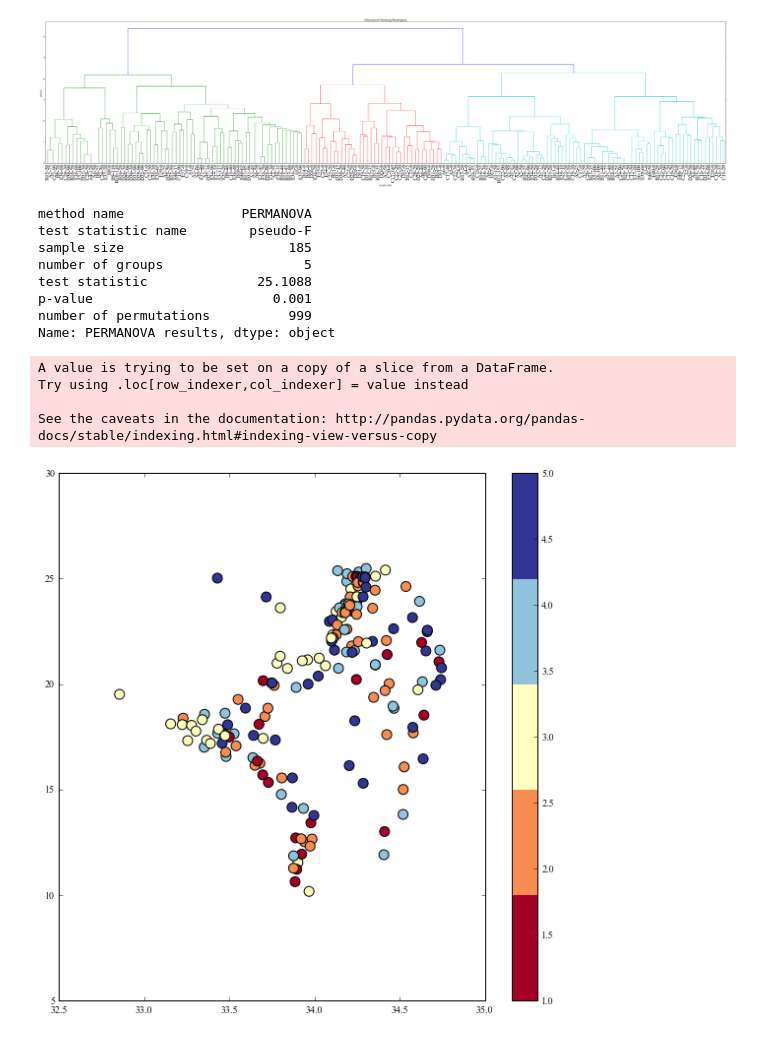
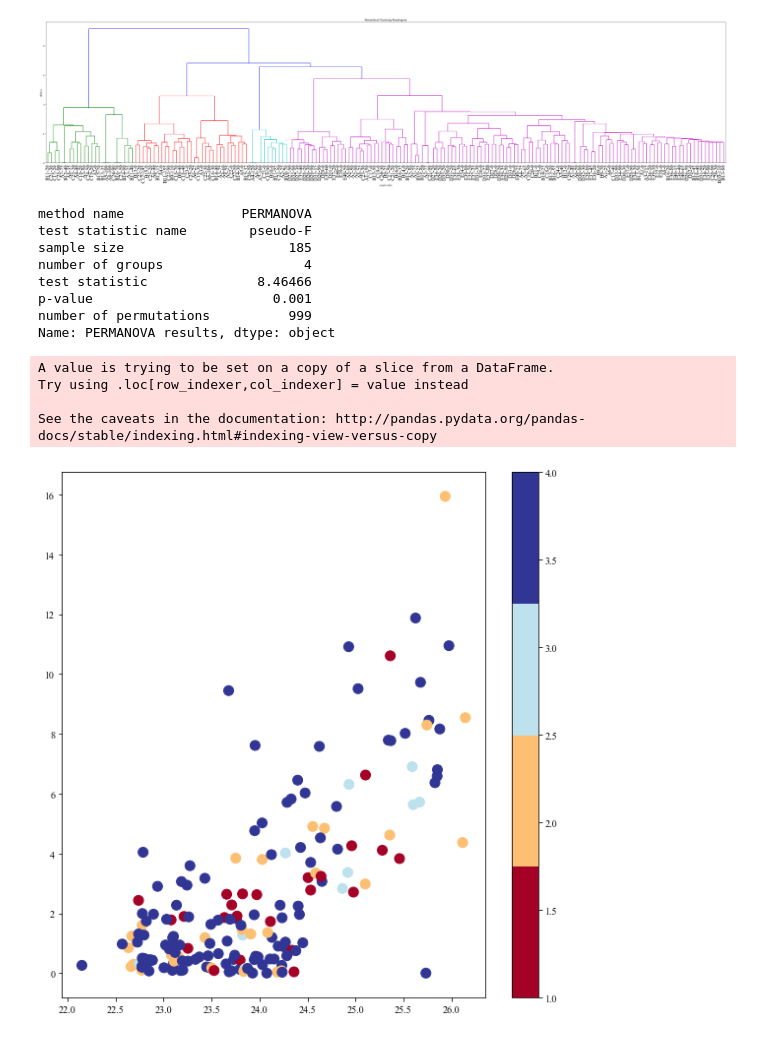
Before and after one commit to sophieclayton/kuroshio_chapter, a Jupyter notebook: phyto_clustering.ipynb, the cells around one changed output. Cells and saved outputs as stored; diff of their text form; code cells hidden in the pictures.

```diff
--- a/phyto_clustering.ipynb
+++ b/phyto_clustering.ipynb
@@ -71,7 +81,7 @@ ids = phyto.columns[4:-9]
 counts = phyto.iloc[0:, 4:-9]
 stations = phyto.index
 
-bc_dm = pw_distances(counts, stations, metric = "braycurtis")
+bc_dm = pw_distances(counts, stations, metric = "jaccard")
 # %%
 # fig0 = plt.figure(1, figsize=(16,14), dpi = 600)
 # plt.pcolor(bc_dm.data, cmap = 'RdBu_r')
@@ -79,7 +89,7 @@ bc_dm = pw_distances(counts, stations, metric = "braycurtis")
 # plt.axis([0, len(bc_dm.data),0, len(bc_dm.data)])
 # plt.show()
 # %%
-Z = linkage(bc_dm.data, 'complete')
+Z = linkage(bc_dm.data, 'ward6')
 
 fig1 = plt.figure(figsize=(40, 10), dpi = 300)
 plt.title('Hierarchical Clustering Dendrogram')
@@ -93,38 +103,38 @@ dendrogram(
 )
 plt.show()
 # %% [output]
-[figure, old version]
+[figure, new version]
 # %%
 from scipy.cluster.hierarchy import fcluster
-max_d = 4
+max_d = 6.
 
 clusters = fcluster(Z, max_d, criterion='distance')
 temp = pcoords[0:185]
 temp['cluster'] = clusters
 
 fig2 = plt.figure(figsize = (8,8))
 
 palette = plt.get_cmap('RdYlBu', np.max(clusters))
-plt.scatter(temp['S'].values, temp['theta'].values, s = 100,c=temp['cluster'].values, cmap = palette)
+plt.scatter(data['sigma_t'].values, data['NO3 (uM)'].values, s = 100,c=temp['cluster'].values, cmap = palette)
 plt.colorbar()
 
 from skbio.stats.distance import permanova
 
 print permanova(bc_dm, clusters, column=None, permutations=999)
 # %% [output]
 method name               PERMANOVA
 test statistic name        pseudo-F
 sample size                     185
-number of groups                  5
-test statistic              25.1088
+number of groups                  4
+test statistic              8.46466
 p-value                       0.001
 number of permutations          999
 Name: PERMANOVA results, dtype: object
 A value is trying to be set on a copy of a slice from a DataFrame.
 Try using .loc[row_indexer,col_indexer] = value instead
 
 See the caveats in the documentation: http://pandas.pydata.org/pandas-docs/stable/indexing.html#indexing-view-versus-copy
-[figure, old version]
+[figure, new version]
 # %%
 from skbio.stats.ordination import RDA
 
```
Also changed, not shown: parts of 3 cells of this notebook, 1 other file.
